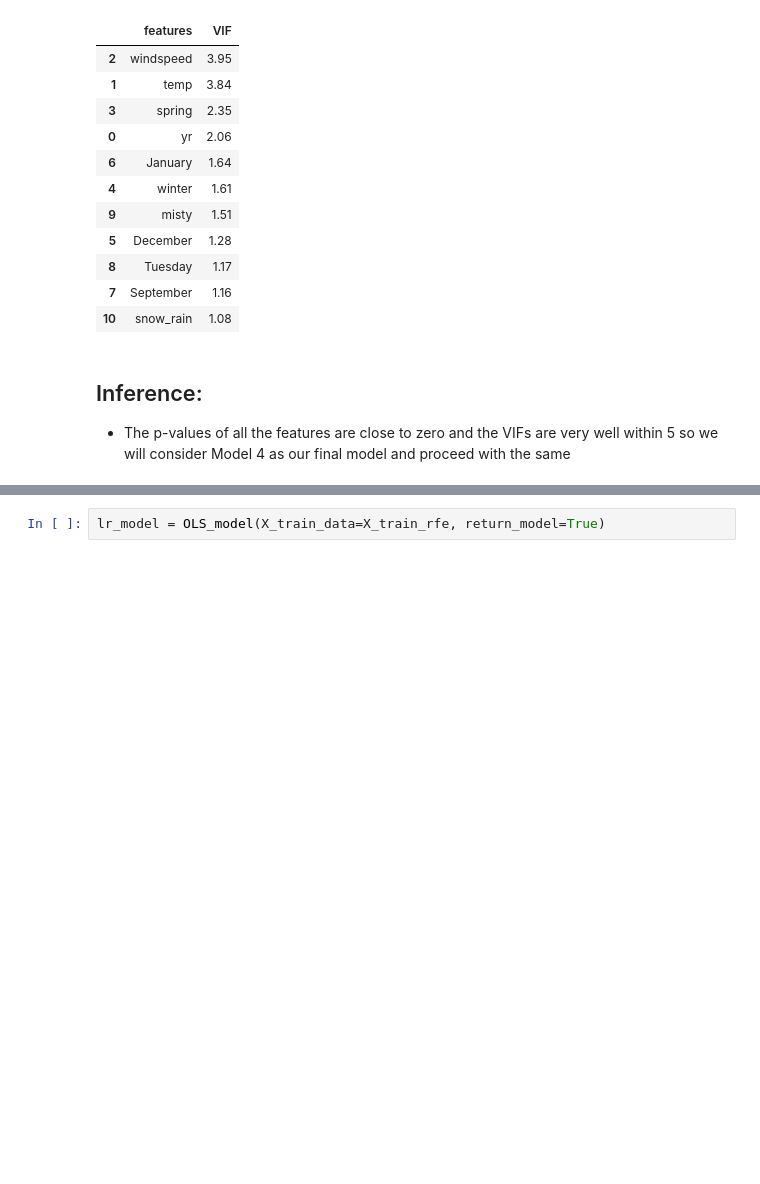
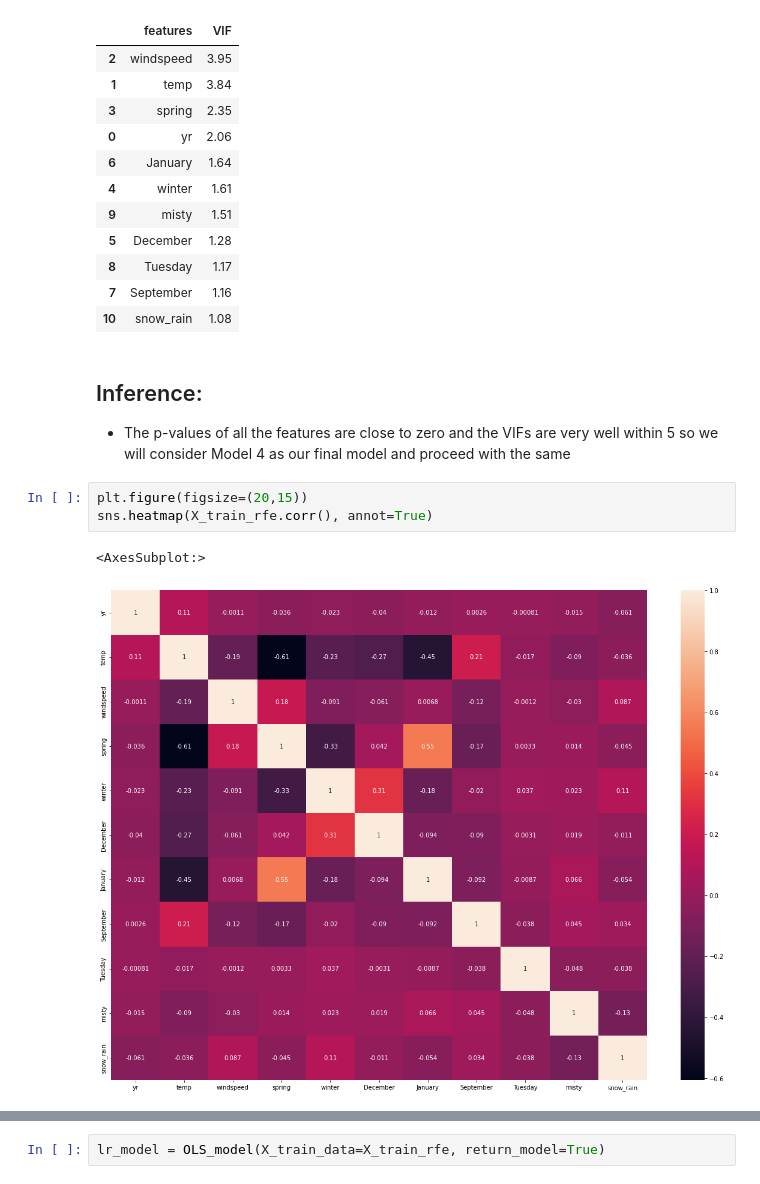
Before and after one commit to basil-16/BikeSharingAssignment, a Jupyter notebook: BikeSharingAssignment.ipynb, the cells around one changed output, grey strips where cells are left out. Drawn from its saved outputs; the diff is of its cells as text; blank space fills up the shorter version.

```diff
--- a/BikeSharingAssignment.ipynb
+++ b/BikeSharingAssignment.ipynb
@@ -1113,3 +1126,9 @@ VIF_score(X = X_train_rfe)
 # %% [markdown]
 ## Inference:
 - The p-values of all the features are close to zero and the VIFs are very well within 5 so we will consider Model 4 as our final model and proceed with the same
+# %%
+plt.figure(figsize=(20,15))
+sns.heatmap(X_train_rfe.corr(), annot=True)
+# %% [output]
+<AxesSubplot:>
+[figure, added]
```
Also changed, not shown: parts of 17 cells of this notebook.
